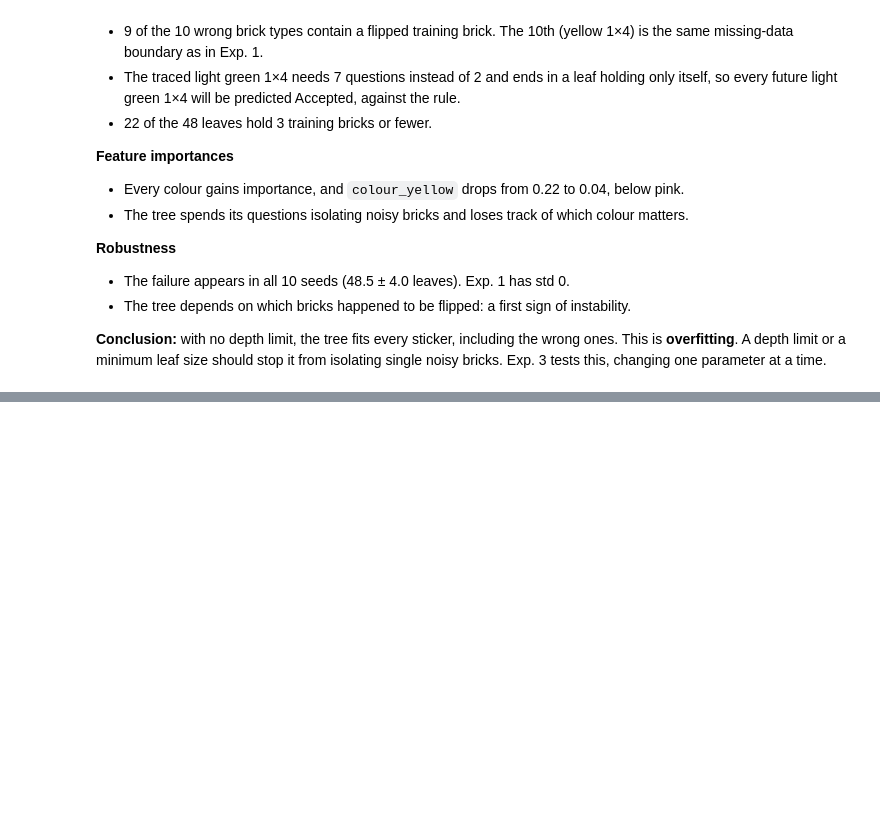
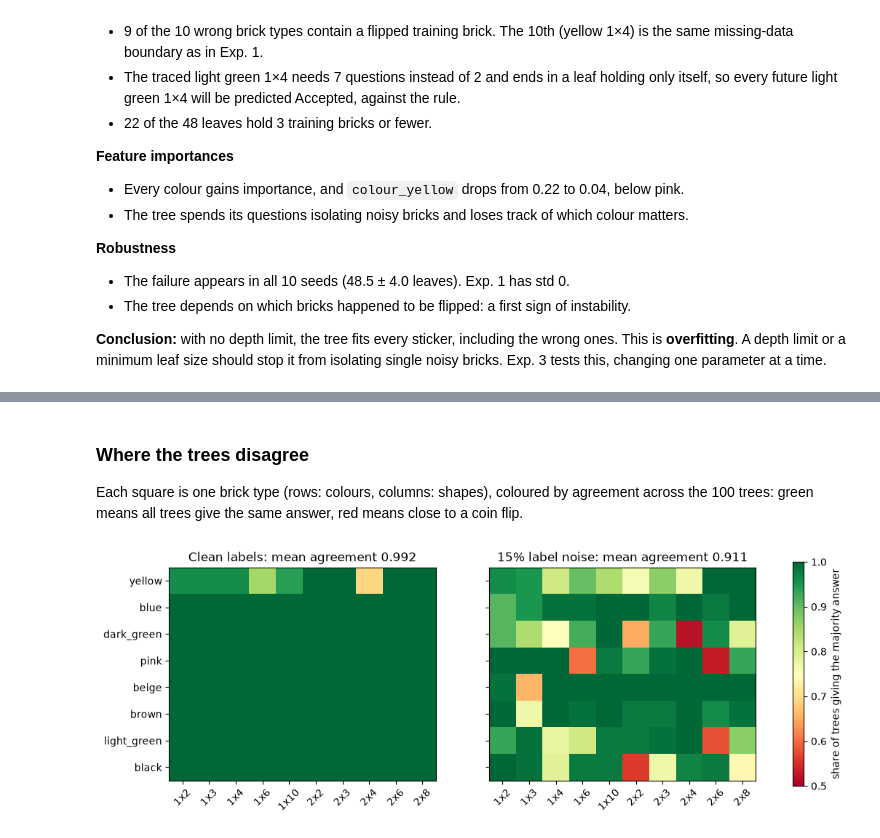
Before and after one commit to migasantunes/decision-trees-lego, a Jupyter notebook: notebooks/dev_b.ipynb, the cells around one changed output, grey strips where cells are left out. Cells and saved outputs as stored; diff of their text form; code cells hidden in the pictures; blank space fills up the shorter version.

```diff
--- a/notebooks/dev_b.ipynb
+++ b/notebooks/dev_b.ipynb
@@ -273,0 +338,21 @@ seeds
+# %%
+def agreement(preds):
+    """Per brick type: share of trees giving the majority answer (0.5 = coin flip, 1.0 = unanimous)."""
+    p_accept = preds.mean(axis=0)              # share of trees saying Accepted, one value per type
+    return np.maximum(p_accept, 1 - p_accept)  # share agreeing with the majority, whichever it is
+
+agree1, agree2 = agreement(preds1), agreement(preds2)
+
+summary = pd.DataFrame({
+    "root = stud_rows":   [(s["root"] == "stud_rows").mean() for s in (stats1, stats2)],
+    "leaves (mean)":      [s["leaves"].mean() for s in (stats1, stats2)],
+    "leaves (min-max)":   [f"{s['leaves'].min()}-{s['leaves'].max()}" for s in (stats1, stats2)],
+    "depth (mean)":       [s["depth"].mean() for s in (stats1, stats2)],
+    "mean agreement":     [agree1.mean(), agree2.mean()],
+    "types not unanimous (of 80)": [(agree1 < 1).sum(), (agree2 < 1).sum()],
+}, index=["Clean labels", "15% noise"])
+
+print("Root questions (clean):", stats1["root"].value_counts().to_dict())
+print("Root questions (noisy):", stats2["root"].value_counts().to_dict())
+print("Leaves in clean trees:", stats1["leaves"].value_counts().sort_index().to_dict())
+summary.round(3)
@@ -273,0 +366,17 @@ seeds
+# %% [markdown]
+### Where the trees disagree
+Each square is one brick type (rows: colours, columns: shapes), coloured by agreement across the 100 trees: green means all trees give the same answer, red means close to a coin flip.
+# %%
+shapes = [f"{r}x{c}" for r, c in data.BRICK_SHAPES]
+
+fig, axes = plt.subplots(1, 2, figsize=(13, 4), sharey=True)
+for ax, agree, title in zip(axes, (agree1, agree2), ("Clean labels", "15% label noise")):
+    im = ax.imshow(agree.reshape(len(data.COLOURS), len(data.BRICK_SHAPES)),
+                   vmin=0.5, vmax=1, cmap="RdYlGn")
+    ax.set_xticks(range(len(shapes)), shapes, rotation=45)
+    ax.set_yticks(range(len(data.COLOURS)), data.COLOURS)
+    ax.set_title(f"{title}: mean agreement {agree.mean():.3f}")
+fig.colorbar(im, ax=axes, label="share of trees giving the majority answer")
+plt.show()
+# %% [output]
+[figure, added]
```
Also changed, not shown: parts of 7 cells of this notebook.
